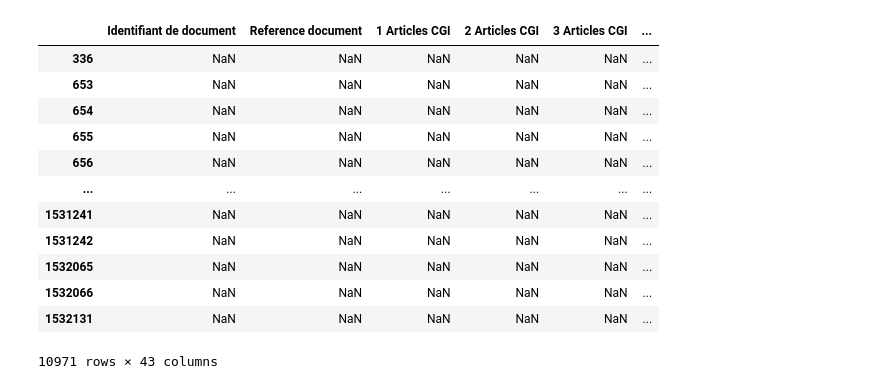
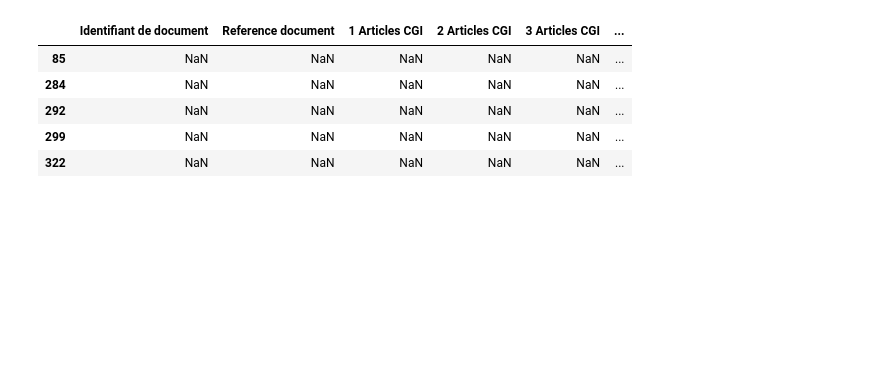
Before and after one commit to acanetti/forecasting_immo, a Jupyter notebook: explorer/exploration.ipynb, the cells around one changed output. Cells and saved outputs as stored; diff of their text form; code cells hidden in the pictures; blank space fills up the shorter version.

```diff
--- a/explorer/exploration.ipynb
+++ b/explorer/exploration.ipynb
@@ -149,36 +104,8 @@ Name: count, dtype: int64
 # %%
 cols_to_explore = ['Nombre de lots',
-                   'Surface Carrez du 1er lot','Surface Carrez du 2eme lot', 'Nombre pieces principales',
+                    'Nombre pieces principales',
                    'Valeur fonciere']
 
 
 for col in cols_to_explore:
     df[col] = df[col].replace(',', '.', regex=True).astype(float)
-# %%
-df[df['Valeur fonciere']==200000]
-
-# [['No disposition', 'Date mutation', 'Nature mutation', 'Valeur fonciere',
-#        'No voie', 'B/T/Q', 'Type de voie', 'Code voie', 'Voie', 'Code postal',
-#        'Commune', 'Code departement', 'Code commune', 'Prefixe de section',
-#        'Section', 'No plan', 'No Volume', '1er lot',
-#        'Surface Carrez du 1er lot', '2eme lot', 'Surface Carrez du 2eme lot',
-#        'Nombre de lots', 'Code type local', 'Type local', 'Identifiant local',
-#        'Surface reelle bati', 'Nombre pieces principales', 'Nature culture',
-#        'Nature culture speciale', 'Surface terrain']]
-# %% [output]
-|  | Identifiant de document | Reference document | 1 Articles CGI | 2 Articles CGI | 3 Articles CGI | ... |
-| 336 | NaN | NaN | NaN | NaN | NaN | ... |
-| 653 | NaN | NaN | NaN | NaN | NaN | ... |
-| 654 | NaN | NaN | NaN | NaN | NaN | ... |
-| 655 | NaN | NaN | NaN | NaN | NaN | ... |
-| 656 | NaN | NaN | NaN | NaN | NaN | ... |
-| ... | ... | ... | ... | ... | ... | ... |
-| 1531241 | NaN | NaN | NaN | NaN | NaN | ... |
-| 1531242 | NaN | NaN | NaN | NaN | NaN | ... |
-| 1532065 | NaN | NaN | NaN | NaN | NaN | ... |
-| 1532066 | NaN | NaN | NaN | NaN | NaN | ... |
-| 1532131 | NaN | NaN | NaN | NaN | NaN | ... |
-10971 rows × 43 columns
-# %%
-cols_na_filter = ['Surface reelle bati']
-df.dropna(subset = cols_na_filter, inplace = True)
@@ -184,0 +114,9 @@ df.dropna(subset = cols_na_filter, inplace = True)
+# %%
+df[df['Type local']=='Local industriel. commercial ou assimilé'].head()
+# %% [output]
+|  | Identifiant de document | Reference document | 1 Articles CGI | 2 Articles CGI | 3 Articles CGI | ... |
+| 85 | NaN | NaN | NaN | NaN | NaN | ... |
+| 284 | NaN | NaN | NaN | NaN | NaN | ... |
+| 292 | NaN | NaN | NaN | NaN | NaN | ... |
+| 299 | NaN | NaN | NaN | NaN | NaN | ... |
+| 322 | NaN | NaN | NaN | NaN | NaN | ... |
```
Also changed, not shown: parts of 15 cells of this notebook, 2 other files.
